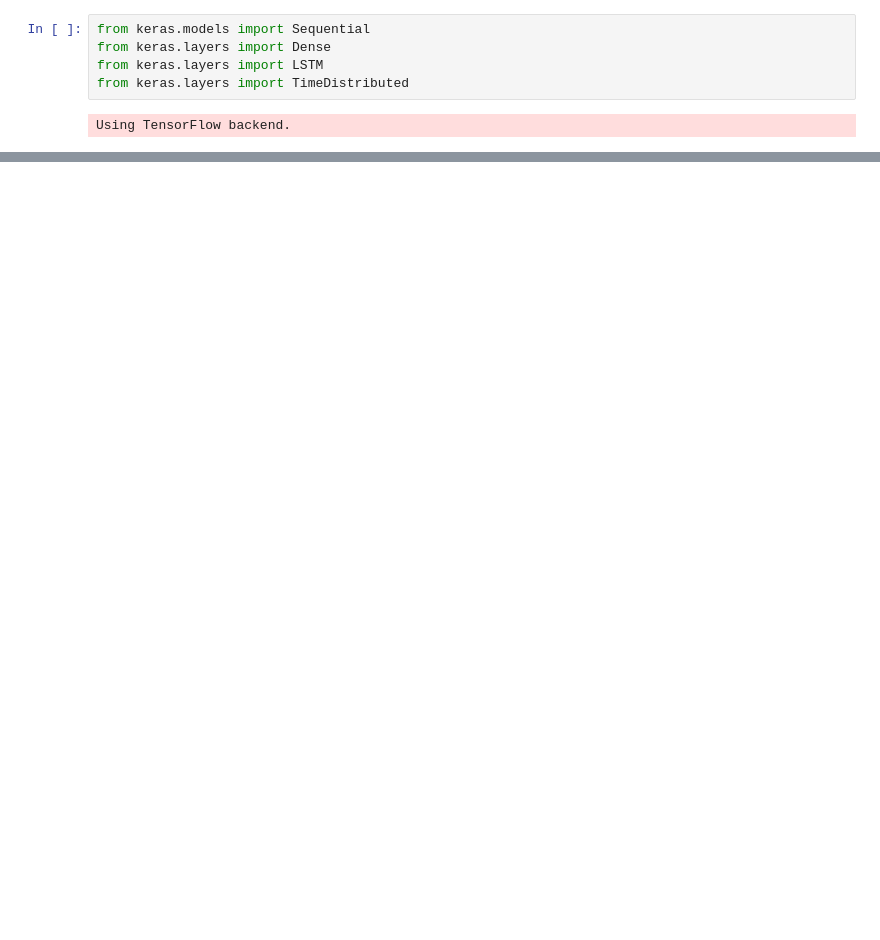
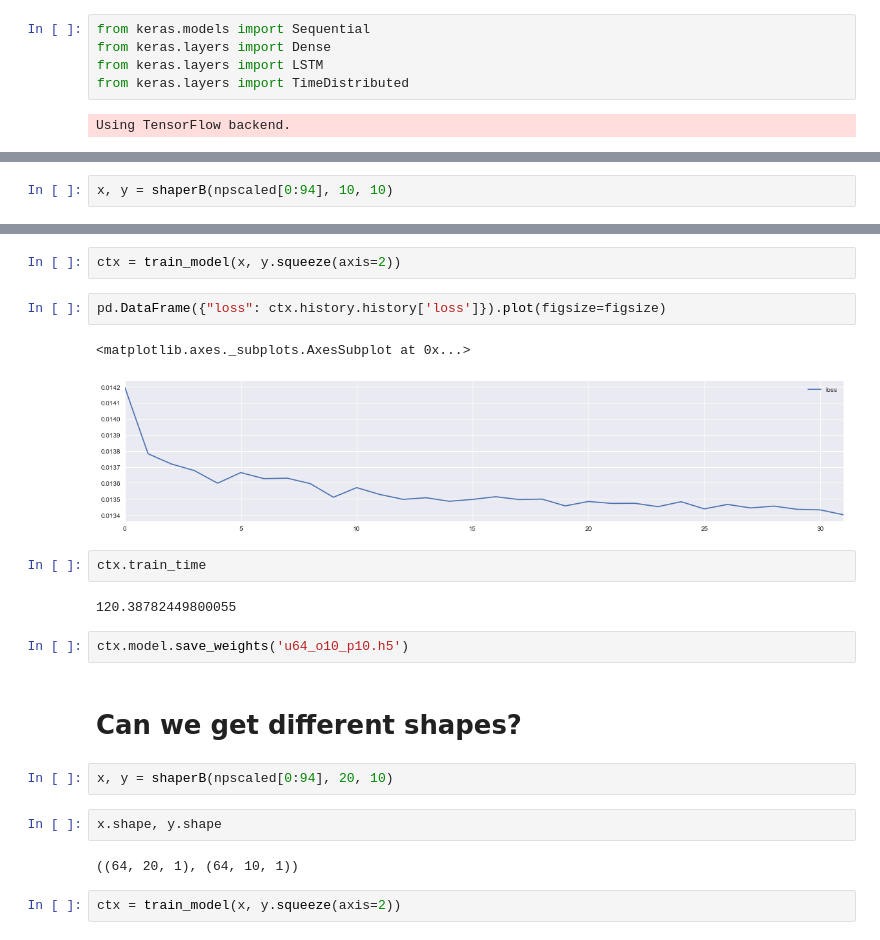
Before and after one commit to thepaulm/web-traffic-time-series-forecasting, a Jupyter notebook: Train Something.ipynb, the cells around one changed output, grey strips where cells are left out. Cells and saved outputs as stored; diff of their text form; blank space fills up the shorter version.

```diff
--- a/Train Something.ipynb
+++ b/Train Something.ipynb
@@ -101,0 +135,2 @@ ValueError: Error when checking target: expected dense_1 to have 2 dimensions, b
+# %%
+x, y = shaperB(npscaled[0:94], 10, 10)
@@ -101,0 +141,23 @@ ValueError: Error when checking target: expected dense_1 to have 2 dimensions, b
+# %%
+ctx = train_model(x, y.squeeze(axis=2))
+# %%
+pd.DataFrame({"loss": ctx.history.history['loss']}).plot(figsize=figsize)
+# %% [output]
+<matplotlib.axes._subplots.AxesSubplot at 0x...>
+[figure, added]
+# %%
+ctx.train_time
+# %% [output]
+120.38782449800055
+# %%
+ctx.model.save_weights('u64_o10_p10.h5')
+# %% [markdown]
+# Can we get different shapes?
+# %%
+x, y = shaperB(npscaled[0:94], 20, 10)
+# %%
+x.shape, y.shape
+# %% [output]
+((64, 20, 1), (64, 10, 1))
+# %%
+ctx = train_model(x, y.squeeze(axis=2))
```
Also changed, not shown: parts of 83 cells of this notebook.
